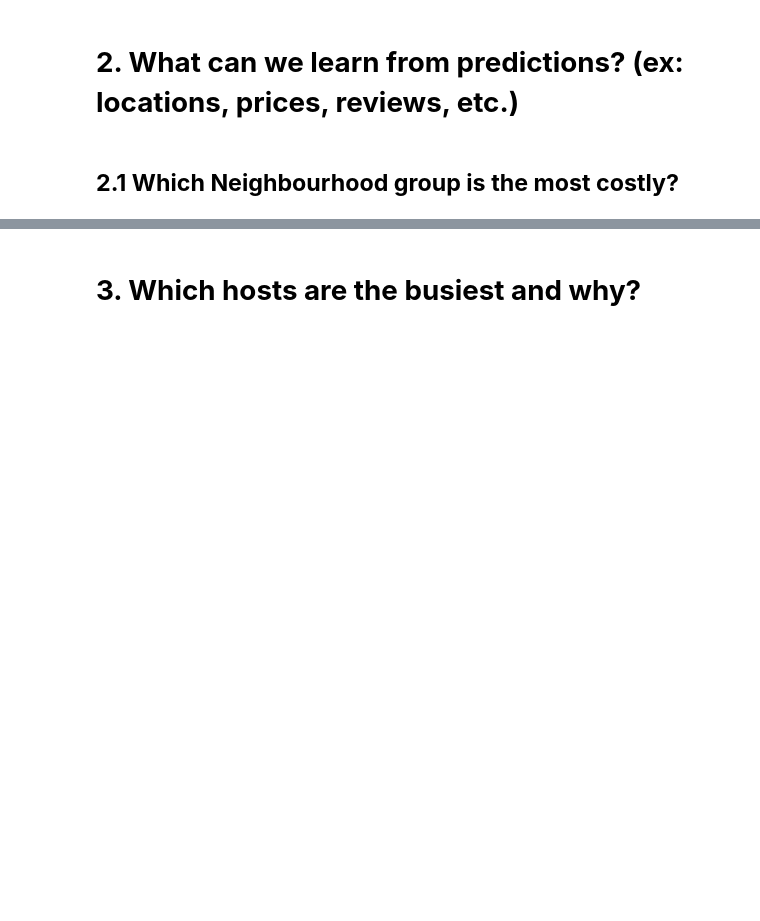
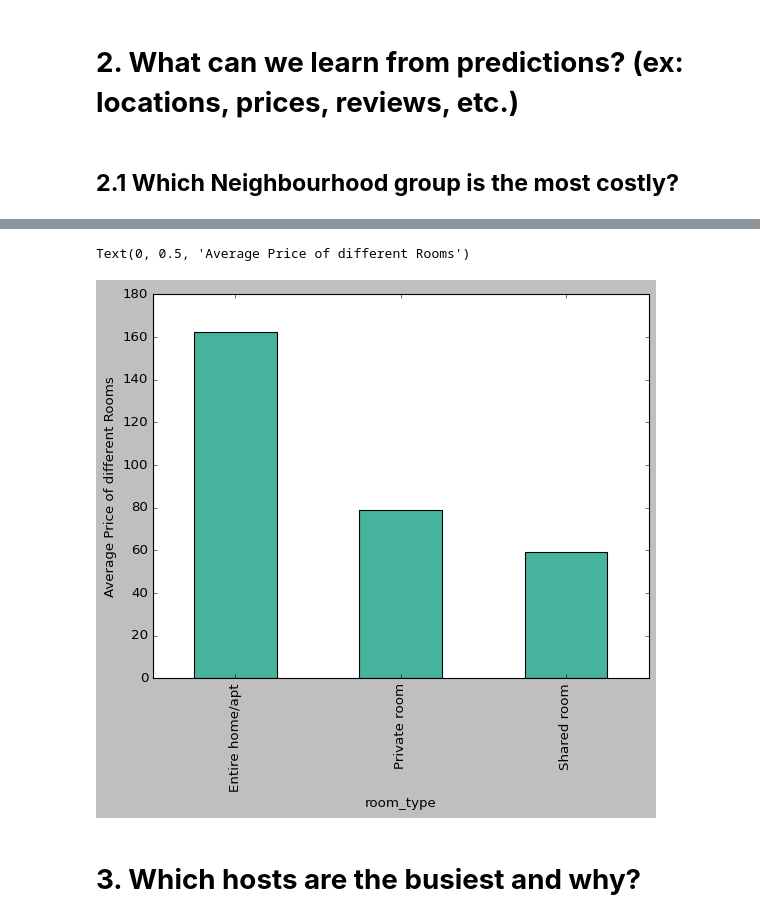
Before and after one commit to 007jayesh/Airbnb-Data-Analysis, a Jupyter notebook: Airbnb_Bookings_Analysis_Capstone_Project.ipynb, the cells around one changed output, grey strips where cells are left out. Saved outputs shown, nothing was run; the diff lists cells and outputs as text; code cells hidden in the pictures; blank space fills up the shorter version.

```diff
--- a/Airbnb_Bookings_Analysis_Capstone_Project.ipynb
+++ b/Airbnb_Bookings_Analysis_Capstone_Project.ipynb
@@ -339,3 +329,11 @@ Text(0, 0.5, 'Number of reviews')
+# %%
+room_average_price = df_no_outlier.groupby('room_type').price.mean()
+room_average_price
+room_average_price.plot(kind='bar', color='#45B39D');
+plt.ylabel('Average Price of different Rooms')
+# %% [output]
+Text(0, 0.5, 'Average Price of different Rooms')
+[figure, added]
 # %% [markdown]
 # **3. Which hosts are the busiest and why?**
 # %%
```
Also changed, not shown: parts of 40 cells of this notebook.
